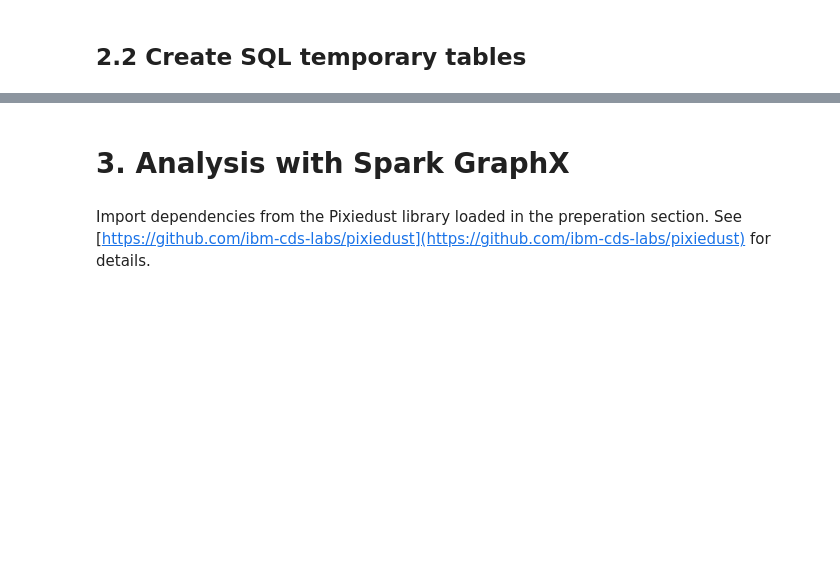
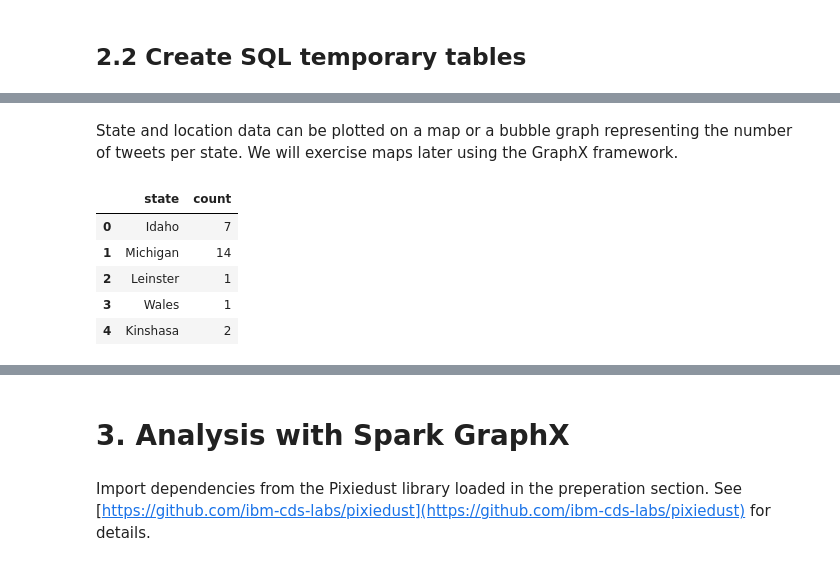
Before and after one commit to cloudant-labs/spark-cloudant, a Jupyter notebook: tutorials/wowPython.ipynb, the cells around one changed output, grey strips where cells are left out. Cells and saved outputs as stored; diff of their text form; code cells hidden in the pictures; blank space fills up the shorter version.

```diff
--- a/tutorials/wowPython.ipynb
+++ b/tutorials/wowPython.ipynb
@@ -386,0 +461,11 @@ plt.show()
+# %% [markdown]
+State and location data can be plotted on a map or a bubble graph representing the number of tweets per state. We will exercise maps later using the GraphX framework.
+# %%
+tweets_state_pd.head(5)
+# %% [output]
+|  | state | count |
+| 0 | Idaho | 7 |
+| 1 | Michigan | 14 |
+| 2 | Leinster | 1 |
+| 3 | Wales | 1 |
+| 4 | Kinshasa | 2 |
```
Also changed, not shown: parts of 51 cells of this notebook, 1 other file.
